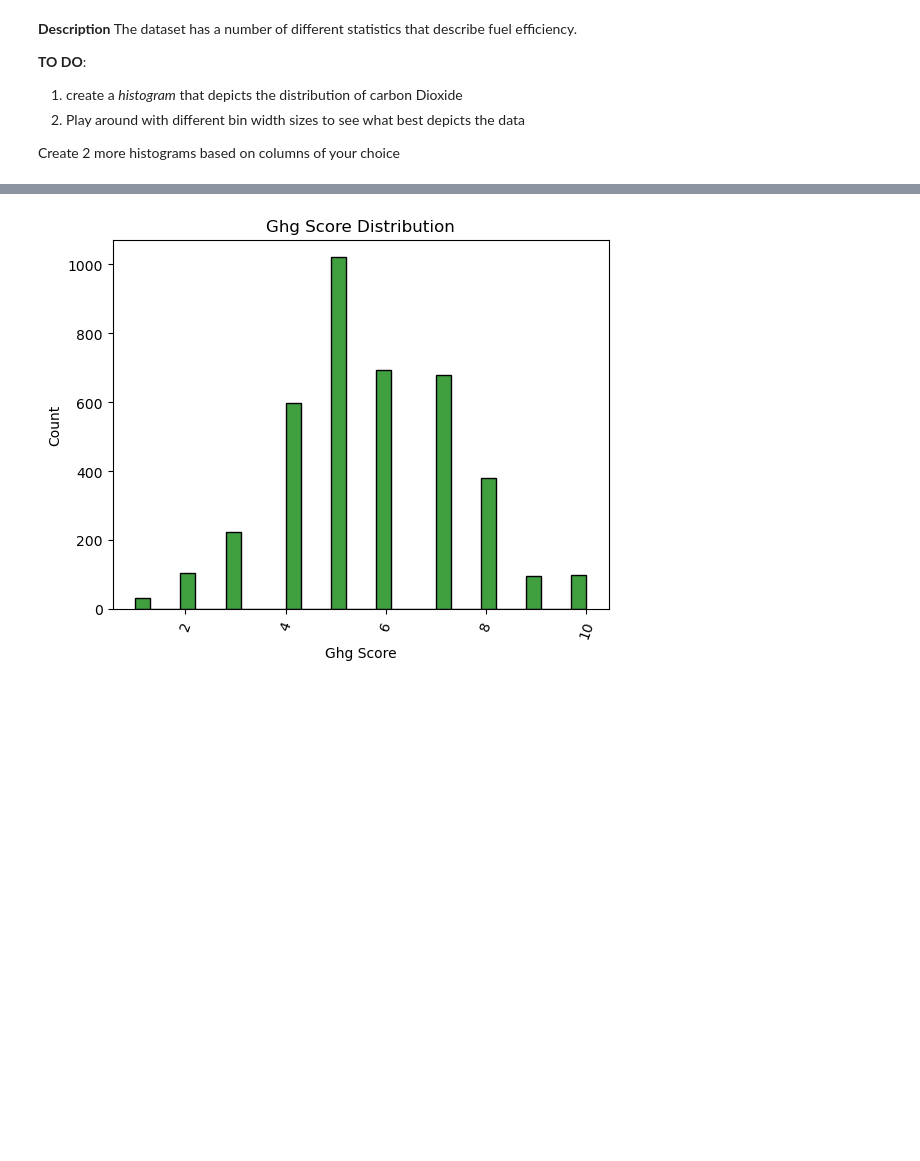
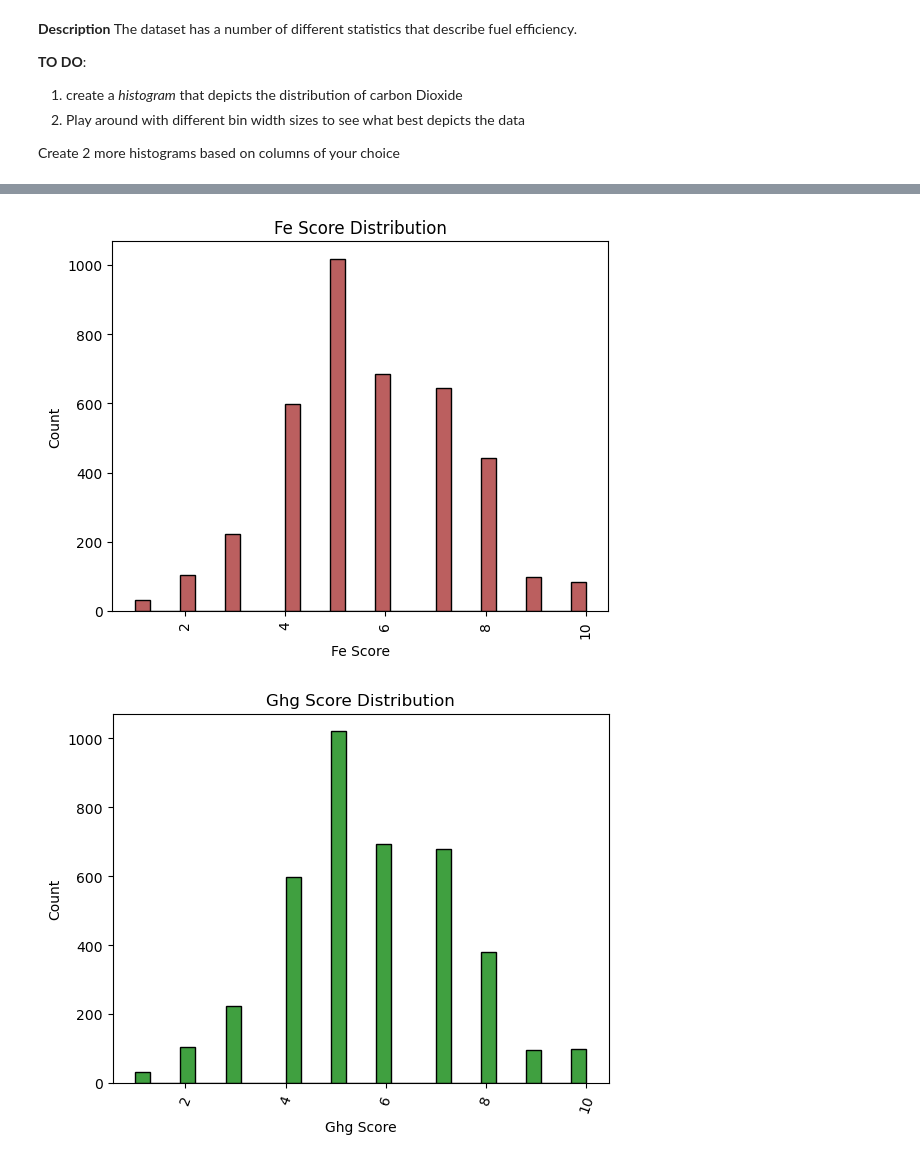
Before and after one commit to AkotoChristine/Project_Plotting_Peer_Group8, a Jupyter notebook: Plotting Assignment.ipynb, the cells around one changed output, grey strips where cells are left out. Cells and saved outputs as stored; diff of their text form; code cells hidden in the pictures; blank space fills up the shorter version.

```diff
--- a/Plotting Assignment.ipynb
+++ b/Plotting Assignment.ipynb
@@ -84,3 +84,11 @@ plt.show()
+# %%
+sns.histplot(data = data, x = "feScore", bins = 30, color = "brown")
+plt.xticks(rotation=90)
+plt.title("Fe Score Distribution")
+plt.xlabel("Fe Score")
+plt.show()
+# %% [output]
+[figure, added]
 # %%
 sns.histplot(data = data, x = "ghgScore", bins = 30, color = "green")
 plt.xticks(rotation=70)
```
Also changed, not shown: parts of 4 cells of this notebook, 1 other file.
